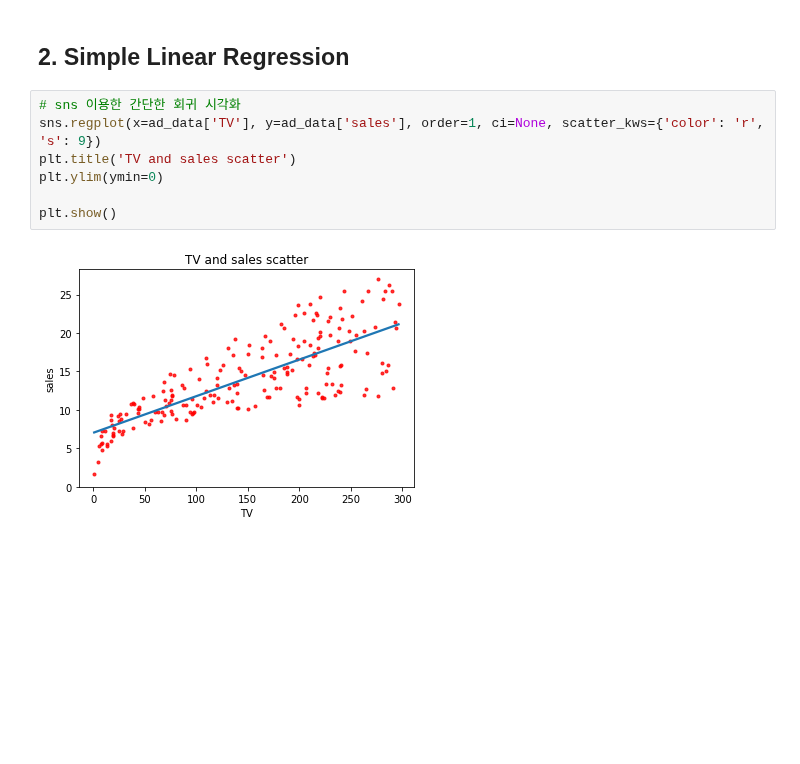
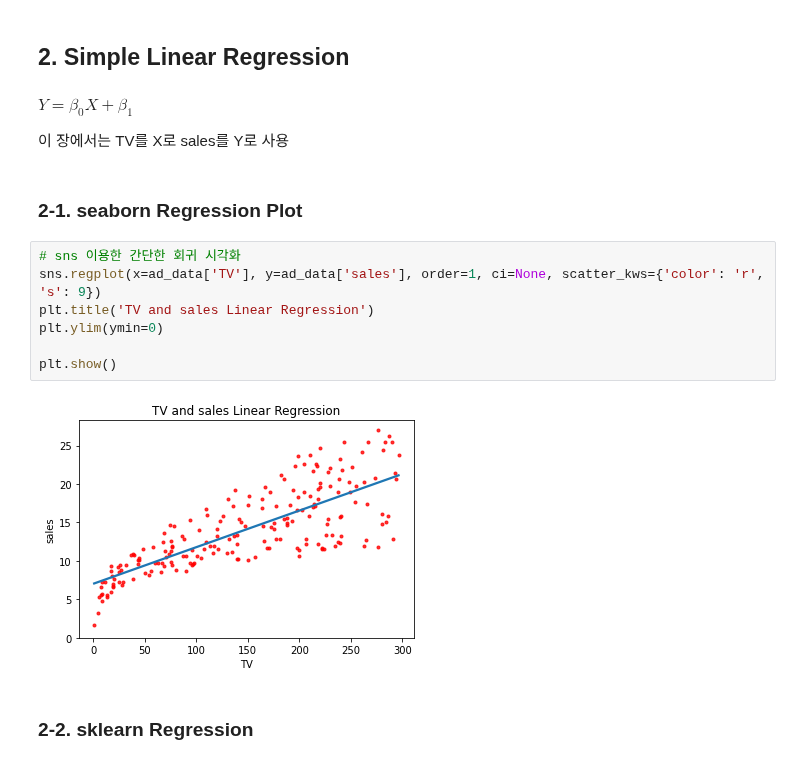
Before and after one commit to iss760/machine-learning, a Jupyter notebook: regression/linear_regression.ipynb, the cells around one changed output. Saved outputs shown, nothing was run; the diff lists cells and outputs as text; blank space fills up the shorter version.

```diff
--- a/regression/linear_regression.ipynb
+++ b/regression/linear_regression.ipynb
@@ -64,11 +76,19 @@ sns.pairplot(ad_data)
 # %% [markdown]
 ## 2. Simple Linear Regression
+# %% [markdown]
+$Y = \beta_{0}X + \beta_{1}$
+
+이 장에서는 TV를 X로 sales를 Y로 사용
+# %% [markdown]
+### 2-1. seaborn Regression Plot
 # %%
 # sns 이용한 간단한 회귀 시각화
 sns.regplot(x=ad_data['TV'], y=ad_data['sales'], order=1, ci=None, scatter_kws={'color': 'r', 's': 9})
-plt.title('TV and sales scatter')
+plt.title('TV and sales Linear Regression')
 plt.ylim(ymin=0)
 
 plt.show()
 # %% [output]
-[figure, old version]
+[figure, new version]
+# %% [markdown]
+### 2-2. sklearn Regression
```
Also changed, not shown: parts of 20 cells of this notebook.
